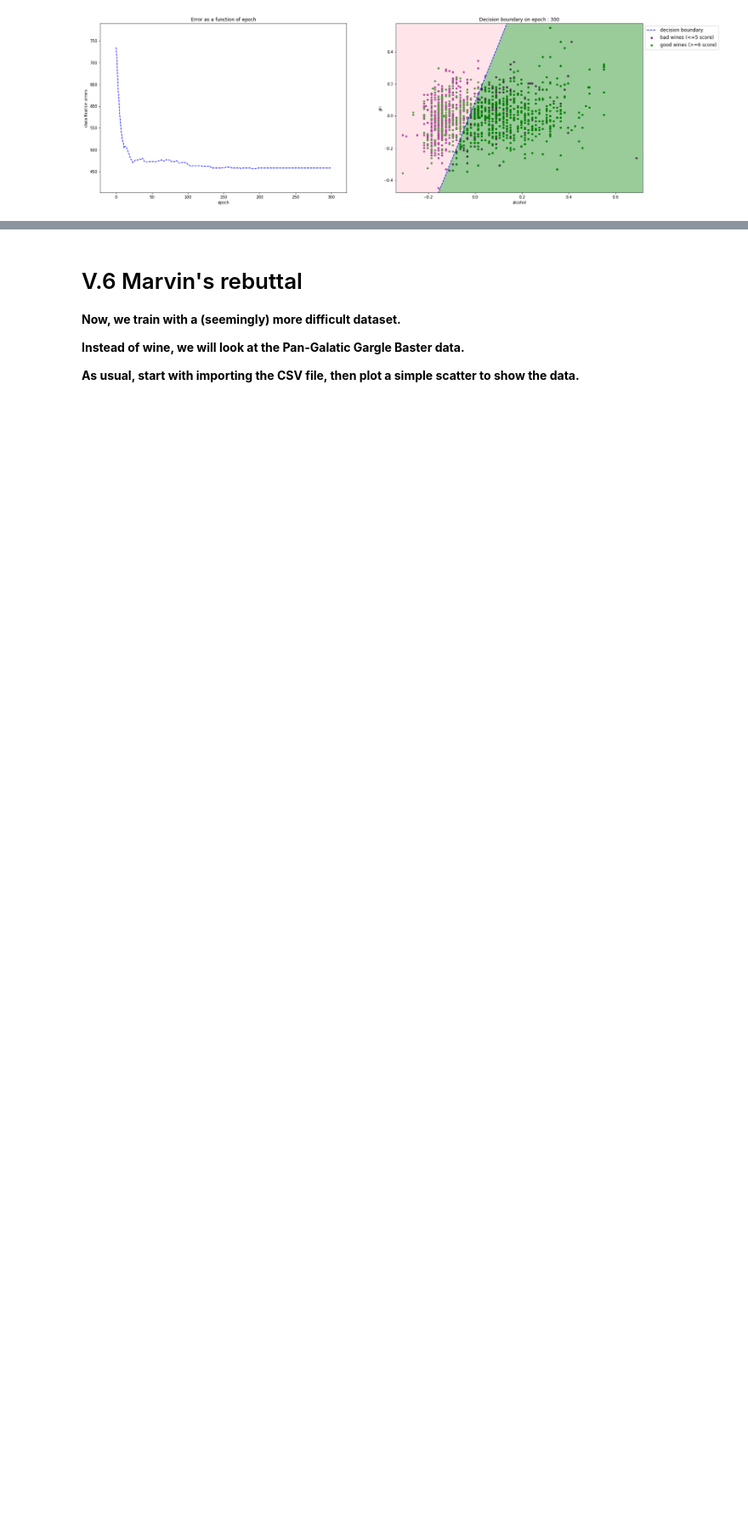
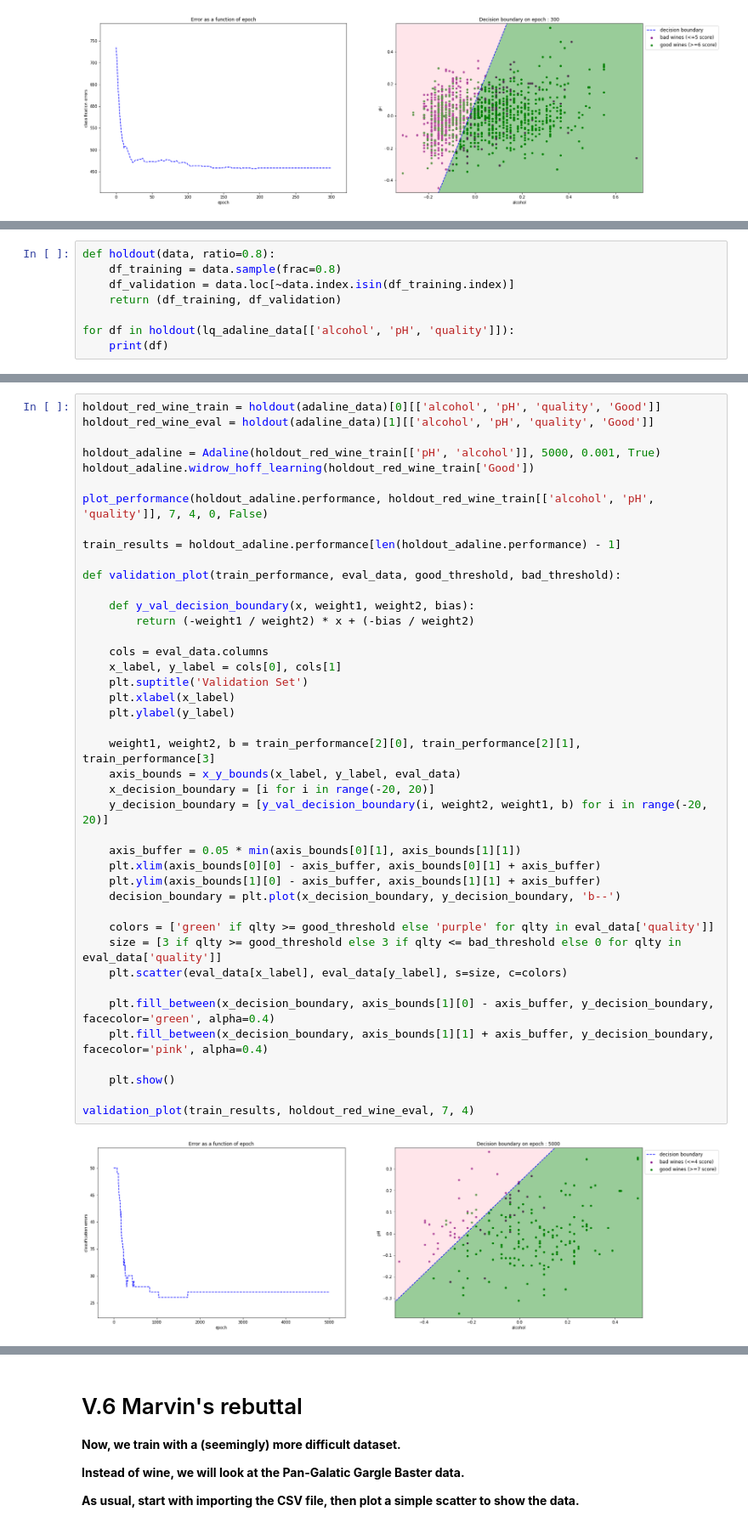
Before and after one commit to Zeroays/ft_sommelier, a Jupyter notebook: ft_sommelier.ipynb, the cells around one changed output, grey strips where cells are left out. Shown at 85% size. Cells and saved outputs as stored; diff of their text form; blank space fills up the shorter version.

```diff
--- a/ft_sommelier.ipynb
+++ b/ft_sommelier.ipynb
@@ -651,0 +667,8 @@ plot_performance(lq_adaline0001_online.performance, lq_adaline_data[['alcohol',
+# %%
+def holdout(data, ratio=0.8):
+    df_training = data.sample(frac=0.8)
+    df_validation = data.loc[~data.index.isin(df_training.index)]
+    return (df_training, df_validation)
+
+for df in holdout(lq_adaline_data[['alcohol', 'pH', 'quality']]):
+    print(df)
@@ -651,0 +697,44 @@ plot_performance(lq_adaline0001_online.performance, lq_adaline_data[['alcohol',
+# %%
+holdout_red_wine_train = holdout(adaline_data)[0][['alcohol', 'pH', 'quality', 'Good']]
+holdout_red_wine_eval = holdout(adaline_data)[1][['alcohol', 'pH', 'quality', 'Good']]
+
+holdout_adaline = Adaline(holdout_red_wine_train[['pH', 'alcohol']], 5000, 0.001, True)
+holdout_adaline.widrow_hoff_learning(holdout_red_wine_train['Good'])
+
+plot_performance(holdout_adaline.performance, holdout_red_wine_train[['alcohol', 'pH', 'quality']], 7, 4, 0, False)
+
+train_results = holdout_adaline.performance[len(holdout_adaline.performance) - 1]
+
+def validation_plot(train_performance, eval_data, good_threshold, bad_threshold):
+
+    def y_val_decision_boundary(x, weight1, weight2, bias):
+        return (-weight1 / weight2) * x + (-bias / weight2)
+
+    cols = eval_data.columns
+    x_label, y_label = cols[0], cols[1]
+    plt.suptitle('Validation Set')
+    plt.xlabel(x_label)
+    plt.ylabel(y_label)
+
+    weight1, weight2, b = train_performance[2][0], train_performance[2][1], train_performance[3]
+    axis_bounds = x_y_bounds(x_label, y_label, eval_data)
+    x_decision_boundary = [i for i in range(-20, 20)]
+    y_decision_boundary = [y_val_decision_boundary(i, weight2, weight1, b) for i in range(-20, 20)]
+
+    axis_buffer = 0.05 * min(axis_bounds[0][1], axis_bounds[1][1])
+    plt.xlim(axis_bounds[0][0] - axis_buffer, axis_bounds[0][1] + axis_buffer)
+    plt.ylim(axis_bounds[1][0] - axis_buffer, axis_bounds[1][1] + axis_buffer)
+    decision_boundary = plt.plot(x_decision_boundary, y_decision_boundary, 'b--')
+
+    colors = ['green' if qlty >= good_threshold else 'purple' for qlty in eval_data['quality']]
+    size = [3 if qlty >= good_threshold else 3 if qlty <= bad_threshold else 0 for qlty in eval_data['quality']]
+    plt.scatter(eval_data[x_label], eval_data[y_label], s=size, c=colors)
+
+    plt.fill_between(x_decision_boundary, axis_bounds[1][0] - axis_buffer, y_decision_boundary, facecolor='green', alpha=0.4)
+    plt.fill_between(x_decision_boundary, axis_bounds[1][1] + axis_buffer, y_decision_boundary, facecolor='pink', alpha=0.4)
+
+    plt.show()
+
+validation_plot(train_results, holdout_red_wine_eval, 7, 4)
+# %% [output]
+[figure, added]
```
Also changed, not shown: parts of 19 cells of this notebook.
